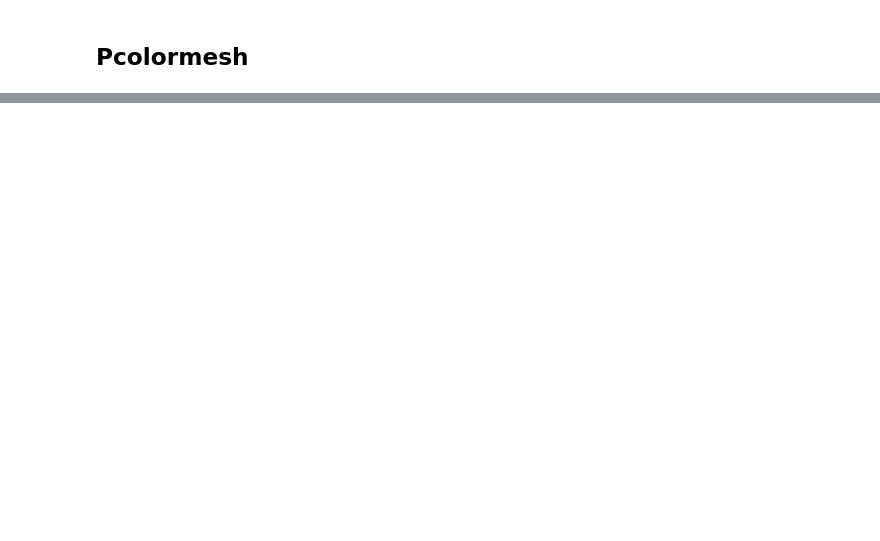
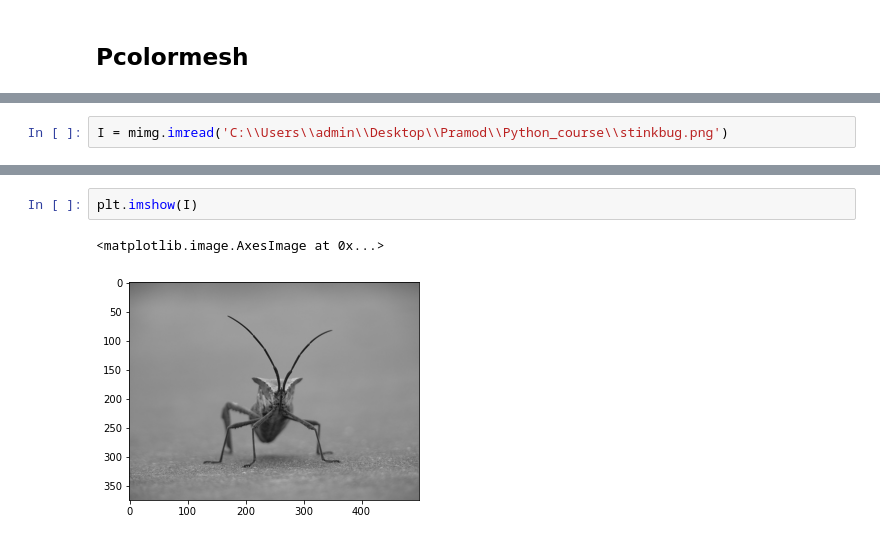
Before and after one commit to pramodkachare/Python_course, a Jupyter notebook: Module-4.ipynb, the cells around one changed output, grey strips where cells are left out. Saved outputs shown, nothing was run; the diff lists cells and outputs as text; blank space fills up the shorter version.

```diff
--- a/Module-4.ipynb
+++ b/Module-4.ipynb
@@ -360,0 +366,2 @@ x_m, y_m
+# %%
+I = mimg.imread('C:\\Users\\admin\\Desktop\\Pramod\\Python_course\\stinkbug.png')
@@ -360,0 +372,5 @@ x_m, y_m
+# %%
+plt.imshow(I)
+# %% [output]
+<matplotlib.image.AxesImage at 0x...>
+[figure, added]
```
Also changed, not shown: parts of 17 cells of this notebook, 2 other files.
